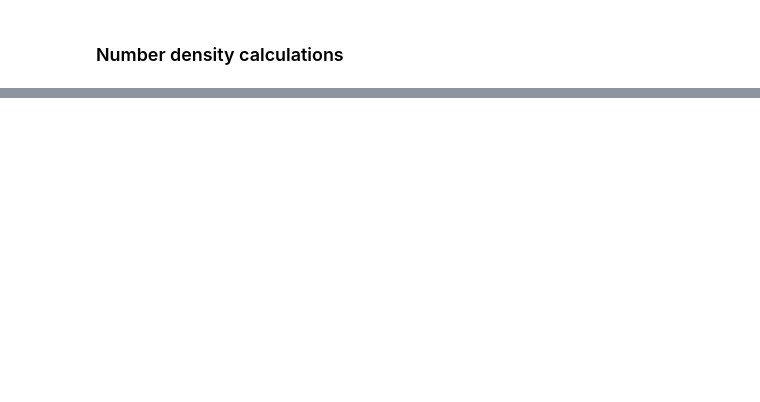
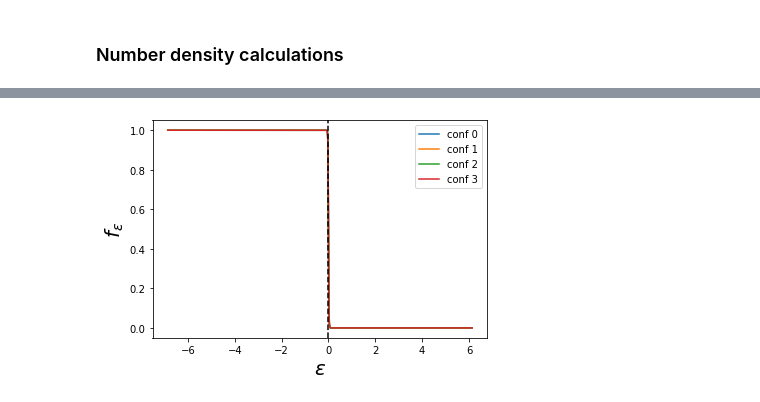
Before and after one commit to Shashi1a/intkagome, a Jupyter notebook: calcobs.ipynb, the cells around one changed output, grey strips where cells are left out. Cells and saved outputs as stored; diff of their text form; code cells hidden in the pictures; blank space fills up the shorter version.

```diff
--- a/calcobs.ipynb
+++ b/calcobs.ipynb
@@ -90,0 +145,13 @@ TypeError: 'float' object is not subscriptable
+# %%
+def plotFermifunc(dffermi,df_enr,t=5):
+    f=plt.figure()
+    for j in range(t):
+        plt.plot(df_enr.iloc[:,j],dffermi.iloc[:,j],label=f'conf {j}')
+    plt.axvline(x=0,color='black',linestyle='--')
+    plt.xlabel(r'$\epsilon$',fontsize=20)
+    plt.ylabel(r'$f_{\epsilon}$',fontsize=20)
+    plt.legend()
+    plt.show()
+plotFermifunc(fermi_func,eval_df,4)
+# %% [output]
+[figure, added]
```
Also changed, not shown: parts of 9 cells of this notebook, 2 other files.
